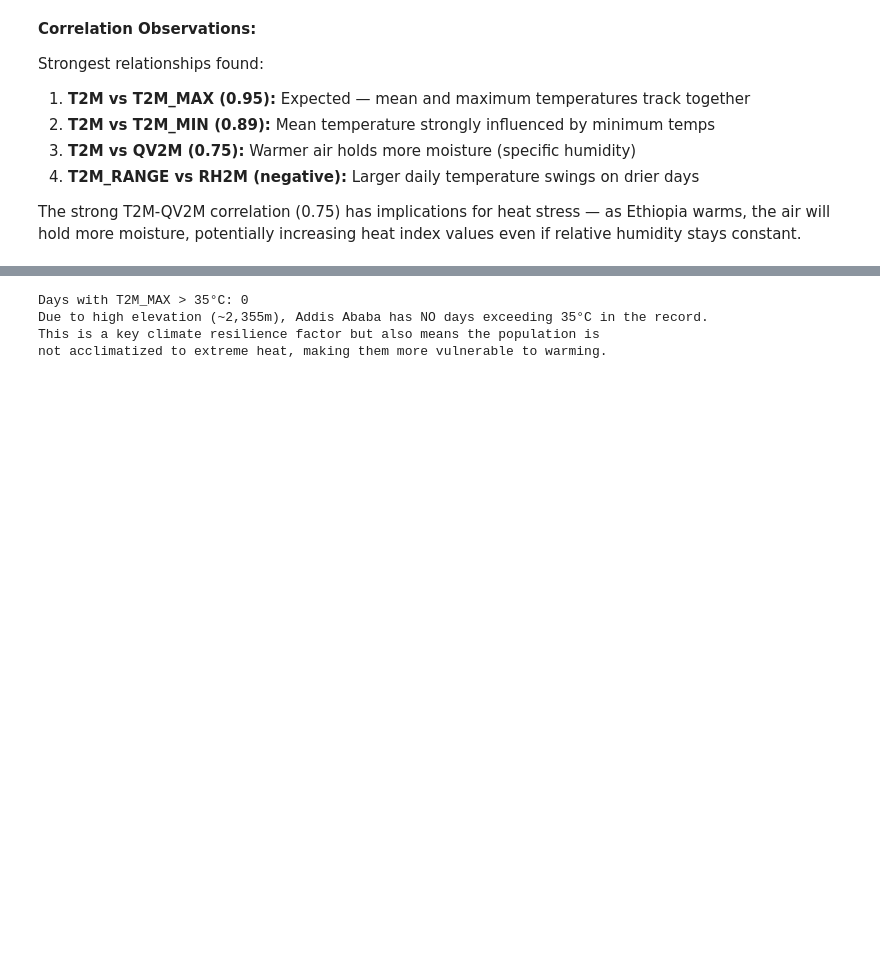
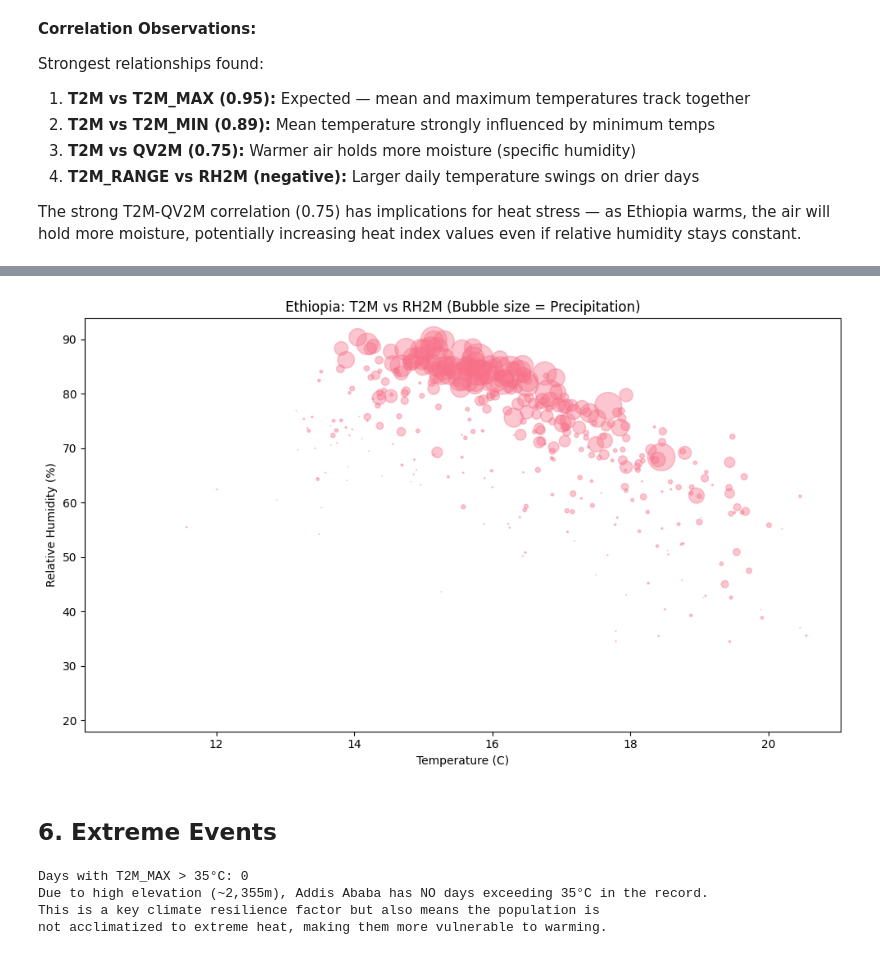
Before and after one commit to meronteklehaymanotgebru/climate-challenge-week0, a Jupyter notebook: notebooks/ethiopia_eda.ipynb, the cells around one changed output, grey strips where cells are left out. Cells and saved outputs as stored; diff of their text form; code cells hidden in the pictures; blank space fills up the shorter version.

```diff
--- a/notebooks/ethiopia_eda.ipynb
+++ b/notebooks/ethiopia_eda.ipynb
@@ -248,3 +302,17 @@ if relative humidity stays constant.
+# %%
+# Bubble chart: T2M vs RH2M, bubble size = precipitation
+sample = df_clean.sample(min(500, len(df_clean)), random_state=42)
+plt.figure(figsize=(10, 6))
+plt.scatter(sample['T2M'], sample['RH2M'], s=sample['PRECTOTCORR']*20, alpha=0.4)
+plt.xlabel('Temperature (C)')
+plt.ylabel('Relative Humidity (%)')
+plt.title('Ethiopia: T2M vs RH2M (Bubble size = Precipitation)')
+plt.tight_layout()
+plt.show()
+# %% [output]
+[figure, added]
+# %% [markdown]
+## 6. Extreme Events
 # %%
 heat_days = df_clean[df_clean['T2M_MAX'] > 35]
 print(f"Days with T2M_MAX > 35°C: {len(heat_days)}")
```
Also changed, not shown: parts of 6 cells of this notebook, 4 other files.
